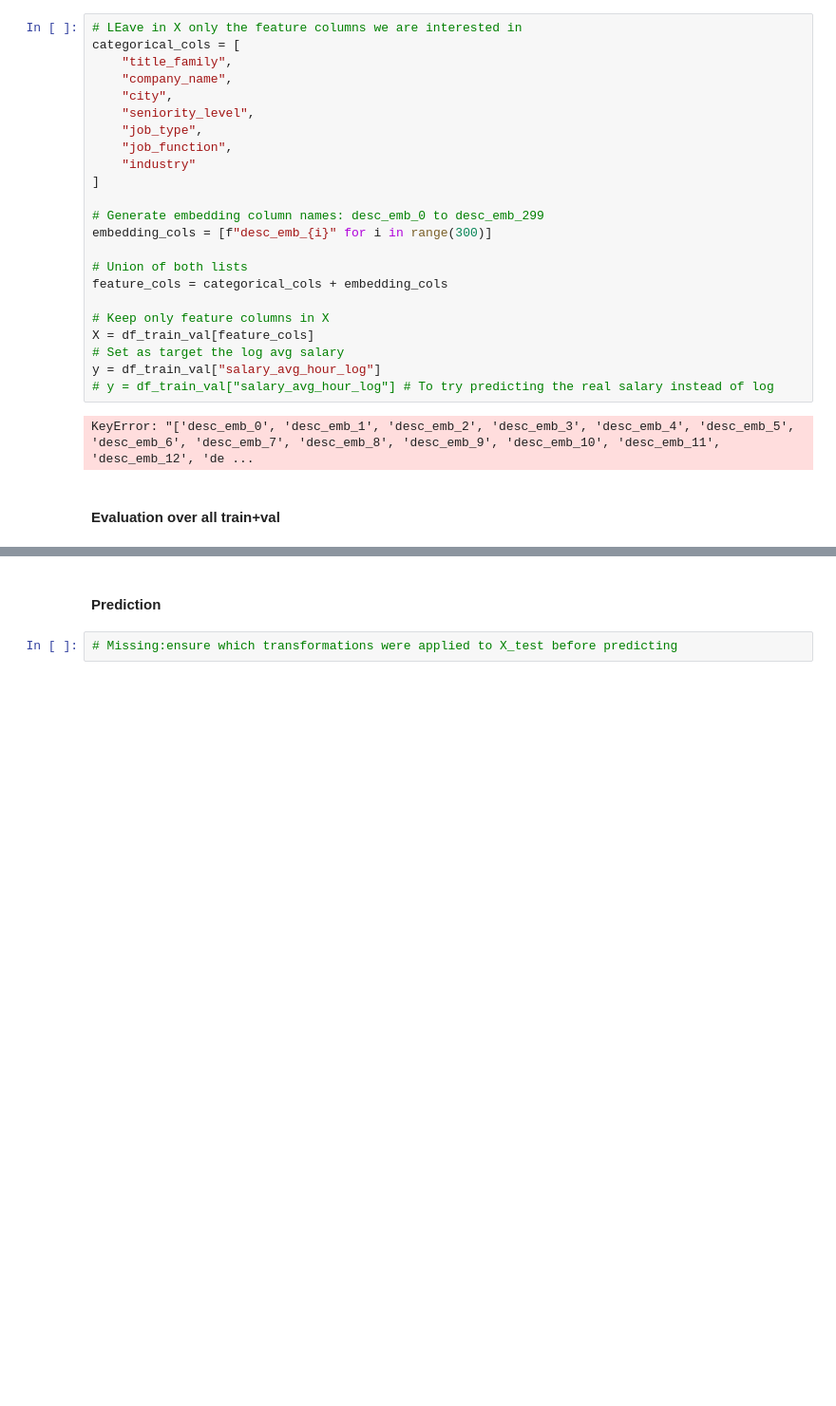
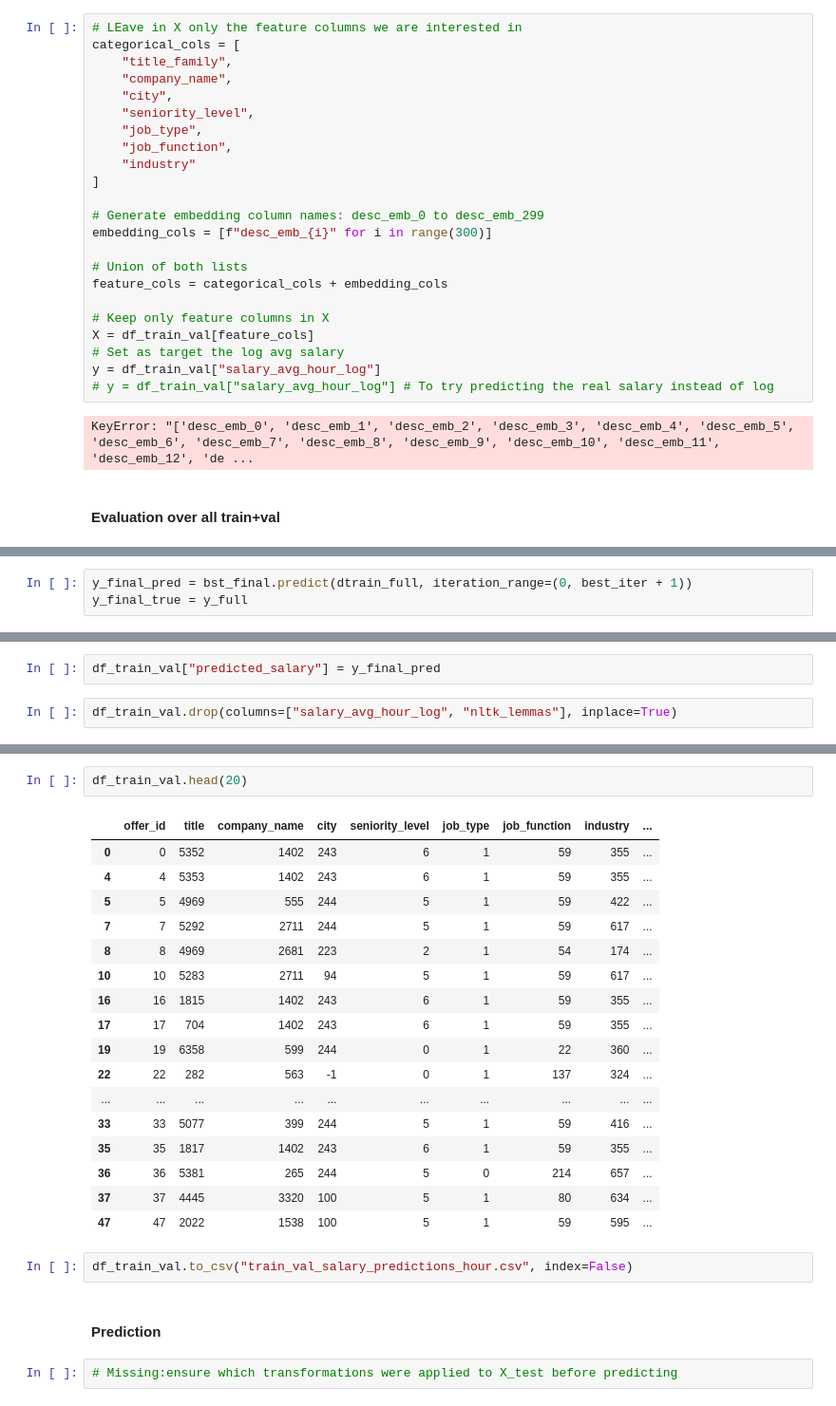
Before and after one commit to enicaking/web-analytics-project-repo, a Jupyter notebook: XGBoost Linkedin data_30embeddings_salary_hour_v3.ipynb, the cells around one changed output, grey strips where cells are left out. Shown at 95% size. Cells and saved outputs as stored; diff of their text form; blank space fills up the shorter version.

```diff
--- a/XGBoost Linkedin data_30embeddings_salary_hour_v3.ipynb
+++ b/XGBoost Linkedin data_30embeddings_salary_hour_v3.ipynb
@@ -839 +893,4 @@ print("Final model trained with", best_iter + 1, "trees.")
 Final model trained with 800 trees.
+# %%
+y_final_pred = bst_final.predict(dtrain_full, iteration_range=(0, best_iter + 1))
+y_final_true = y_full
@@ -839,0 +945,4 @@ Final model trained with 800 trees.
+# %%
+df_train_val["predicted_salary"] = y_final_pred
+# %%
+df_train_val.drop(columns=["salary_avg_hour_log", "nltk_lemmas"], inplace=True)
@@ -840,3 +965,25 @@ Final model trained with 800 trees.
+# %%
+df_train_val.head(20)
+# %% [output]
+|  | offer_id | title | company_name | city | seniority_level | job_type | job_function | industry | ... |
+| 0 | 0 | 5352 | 1402 | 243 | 6 | 1 | 59 | 355 | ... |
+| 4 | 4 | 5353 | 1402 | 243 | 6 | 1 | 59 | 355 | ... |
+| 5 | 5 | 4969 | 555 | 244 | 5 | 1 | 59 | 422 | ... |
+| 7 | 7 | 5292 | 2711 | 244 | 5 | 1 | 59 | 617 | ... |
+| 8 | 8 | 4969 | 2681 | 223 | 2 | 1 | 54 | 174 | ... |
+| 10 | 10 | 5283 | 2711 | 94 | 5 | 1 | 59 | 617 | ... |
+| 16 | 16 | 1815 | 1402 | 243 | 6 | 1 | 59 | 355 | ... |
+| 17 | 17 | 704 | 1402 | 243 | 6 | 1 | 59 | 355 | ... |
+| 19 | 19 | 6358 | 599 | 244 | 0 | 1 | 22 | 360 | ... |
+| 22 | 22 | 282 | 563 | -1 | 0 | 1 | 137 | 324 | ... |
+| ... | ... | ... | ... | ... | ... | ... | ... | ... | ... |
+| 33 | 33 | 5077 | 399 | 244 | 5 | 1 | 59 | 416 | ... |
+| 35 | 35 | 1817 | 1402 | 243 | 6 | 1 | 59 | 355 | ... |
+| 36 | 36 | 5381 | 265 | 244 | 5 | 0 | 214 | 657 | ... |
+| 37 | 37 | 4445 | 3320 | 100 | 5 | 1 | 80 | 634 | ... |
+| 47 | 47 | 2022 | 1538 | 100 | 5 | 1 | 59 | 595 | ... |
+# %%
+df_train_val.to_csv("train_val_salary_predictions_hour.csv", index=False)
 # %% [markdown]
 #### Prediction
 # %%
```
Also changed, not shown: parts of 37 cells of this notebook, 5 other files.
